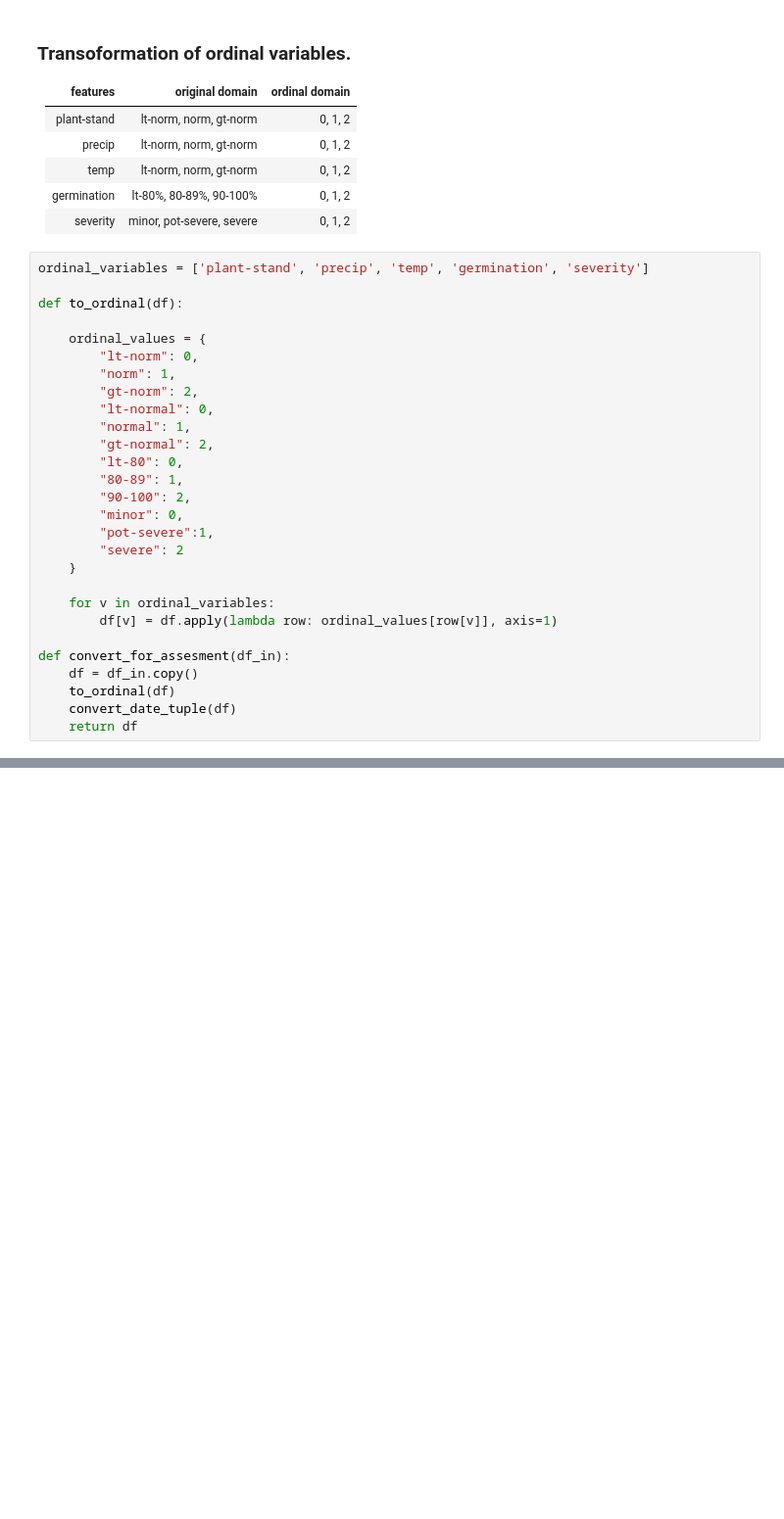
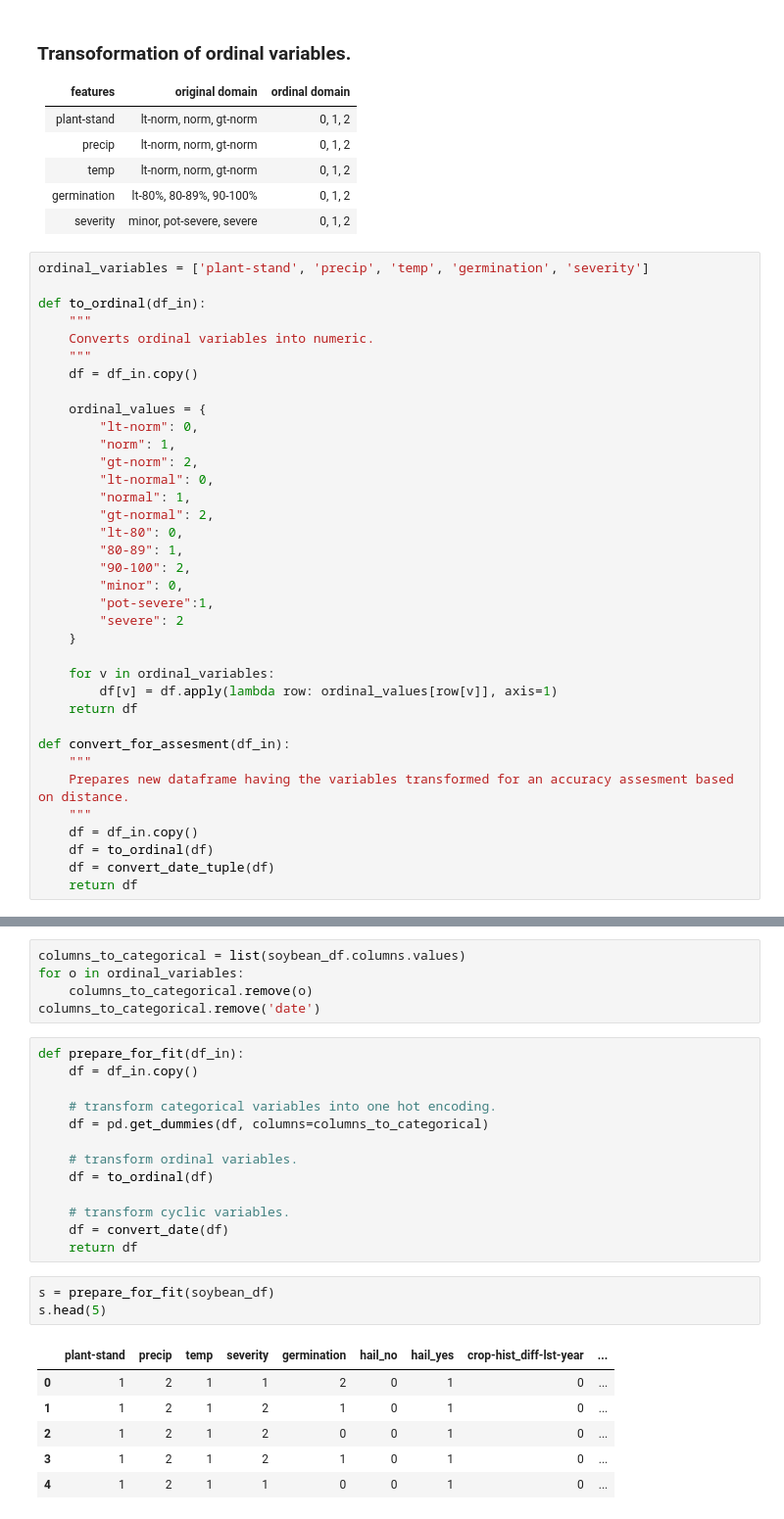
Before and after one commit to VladMarianCimpeanu/DIQ-assignment, a Jupyter notebook: code/soybean_notebook.ipynb, the cells around one changed output, grey strips where cells are left out. Shown: that part at 98% size. Cells and saved outputs as stored; diff of their text form; blank space fills up the shorter version.

```diff
--- a/code/soybean_notebook.ipynb
+++ b/code/soybean_notebook.ipynb
@@ -302,7 +275,11 @@ numeric_soybean
 # %%
 ordinal_variables = ['plant-stand', 'precip', 'temp', 'germination', 'severity']
 
-def to_ordinal(df):
+def to_ordinal(df_in):
+    """
+    Converts ordinal variables into numeric.
+    """
+    df = df_in.copy()
 
     ordinal_values = {
         "lt-norm": 0,
@@ -321,11 +298,15 @@ def to_ordinal(df):
 
     for v in ordinal_variables:
         df[v] = df.apply(lambda row: ordinal_values[row[v]], axis=1)
+    return df
 
 def convert_for_assesment(df_in):
+    """
+    Prepares new dataframe having the variables transformed for an accuracy assesment based on distance.
+    """
     df = df_in.copy()
-    to_ordinal(df)
-    convert_date_tuple(df)
+    df = to_ordinal(df)
+    df = convert_date_tuple(df)
     return df
 # %%
 numeric_soybean_df = convert_for_assesment(soybean_df)
@@ -348,0 +350,28 @@ acc_s
+# %%
+columns_to_categorical = list(soybean_df.columns.values)
+for o in ordinal_variables:
+    columns_to_categorical.remove(o)
+columns_to_categorical.remove('date')
+# %%
+def prepare_for_fit(df_in):
+    df = df_in.copy()
+
+    # transform categorical variables into one hot encoding.
+    df = pd.get_dummies(df, columns=columns_to_categorical)
+
+    # transform ordinal variables.
+    df = to_ordinal(df)
+
+    # transform cyclic variables.
+    df = convert_date(df)
+    return df
+# %%
+s = prepare_for_fit(soybean_df)
+s.head(5)
+# %% [output]
+|  | plant-stand | precip | temp | severity | germination | hail_no | hail_yes | crop-hist_diff-lst-year | ... |
+| 0 | 1 | 2 | 1 | 1 | 2 | 0 | 1 | 0 | ... |
+| 1 | 1 | 2 | 1 | 2 | 1 | 0 | 1 | 0 | ... |
+| 2 | 1 | 2 | 1 | 2 | 0 | 0 | 1 | 0 | ... |
+| 3 | 1 | 2 | 1 | 2 | 1 | 0 | 1 | 0 | ... |
+| 4 | 1 | 2 | 1 | 1 | 0 | 0 | 1 | 0 | ... |
```
Also changed, not shown: parts of 16 cells of this notebook, 1 other file.
